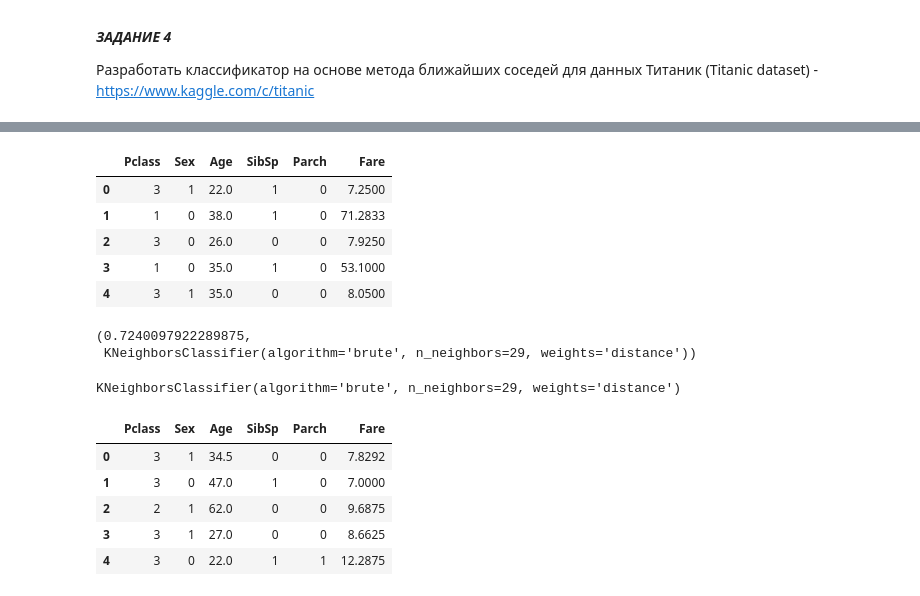
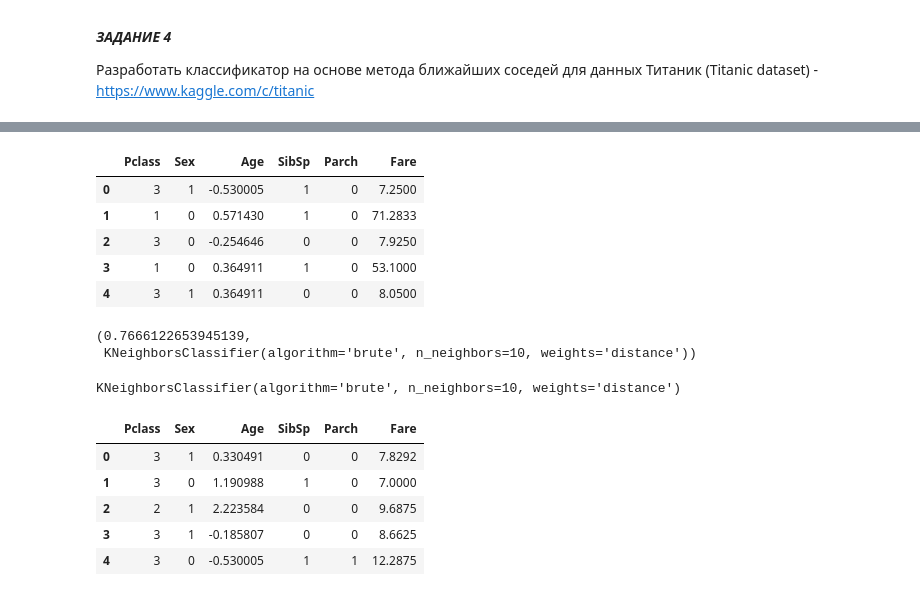
Before and after one commit to EduardLimonov/dilettante-ML, a Jupyter notebook: lab2 (knn)/lab2.ipynb, the cells around one changed output, grey strips where cells are left out. Saved outputs shown, nothing was run; the diff lists cells and outputs as text; code cells hidden in the pictures.

```diff
--- a/lab2 (knn)/lab2.ipynb
+++ b/lab2 (knn)/lab2.ipynb
@@ -325,30 +326,31 @@ data_train.head()
 # %%
 def fillna(column) -> pd.Series:
     filtered = column[column.notna()]
     return column.fillna(value=filtered.mean())
 
-def get_X(dataset):
+def get_X(dataset, mean, std):
     X = dataset.drop(["PassengerId", "Name", "Ticket", "Cabin", "Embarked"], axis=1)
     if "Survived" in X.columns:
         X = X.drop("Survived", axis=1)
     X.Sex = X.Sex.map(lambda s: int(s == 'male')) # пропущенных значений пола в датасете нет (nunique() == 2)
     # теперь заполним пропуски в X.Age (средним значением)
     X.Age = fillna(X.Age)
     X.Fare = fillna(X.Fare)
+    X.Age = (X.Age - mean)/std
     return X
 
 def get_y(dataset):
     return dataset.Survived
 
-X, y = get_X(data_train), get_y(data_train)
+X, y = get_X(data_train, data_train.Age.mean(), data_train.Age.std()), get_y(data_train)
 X.head()
 # %% [output]
 |  | Pclass | Sex | Age | SibSp | Parch | Fare |
-| 0 | 3 | 1 | 22.0 | 1 | 0 | 7.2500 |
-| 1 | 1 | 0 | 38.0 | 1 | 0 | 71.2833 |
-| 2 | 3 | 0 | 26.0 | 0 | 0 | 7.9250 |
-| 3 | 1 | 0 | 35.0 | 1 | 0 | 53.1000 |
-| 4 | 3 | 1 | 35.0 | 0 | 0 | 8.0500 |
+| 0 | 3 | 1 | -0.530005 | 1 | 0 | 7.2500 |
+| 1 | 1 | 0 | 0.571430 | 1 | 0 | 71.2833 |
+| 2 | 3 | 0 | -0.254646 | 0 | 0 | 7.9250 |
+| 3 | 1 | 0 | 0.364911 | 1 | 0 | 53.1000 |
+| 4 | 3 | 1 | 0.364911 | 0 | 0 | 8.0500 |
 # %%
 clf = KNeighborsClassifier(algorithm='brute')
 params = {'n_neighbors': range(1, 50), 'weights': ('uniform', 'distance')}
@@ -356,23 +358,23 @@ gs = GridSearchCV(clf, param_grid=params)
 gs.fit(X, y)
 gs.best_score_, gs.best_estimator_
 # %% [output]
-(0.7240097922289875,
- KNeighborsClassifier(algorithm='brute', n_neighbors=29, weights='distance'))
+(0.7666122653945139,
+ KNeighborsClassifier(algorithm='brute', n_neighbors=10, weights='distance'))
 # %%
-best_clf = KNeighborsClassifier(algorithm='brute', n_neighbors=29, weights='distance')
+best_clf = KNeighborsClassifier(algorithm='brute', n_neighbors=10, weights='distance')
 best_clf.fit(X, y)
 # %% [output]
-KNeighborsClassifier(algorithm='brute', n_neighbors=29, weights='distance')
+KNeighborsClassifier(algorithm='brute', n_neighbors=10, weights='distance')
 # %%
-X_test = get_X(data_test)
+X_test = get_X(data_test, data_train.Age.mean(), data_train.Age.std())
 X_test.head()
 # %% [output]
 |  | Pclass | Sex | Age | SibSp | Parch | Fare |
-| 0 | 3 | 1 | 34.5 | 0 | 0 | 7.8292 |
-| 1 | 3 | 0 | 47.0 | 1 | 0 | 7.0000 |
-| 2 | 2 | 1 | 62.0 | 0 | 0 | 9.6875 |
-| 3 | 3 | 1 | 27.0 | 0 | 0 | 8.6625 |
-| 4 | 3 | 0 | 22.0 | 1 | 1 | 12.2875 |
+| 0 | 3 | 1 | 0.330491 | 0 | 0 | 7.8292 |
+| 1 | 3 | 0 | 1.190988 | 1 | 0 | 7.0000 |
+| 2 | 2 | 1 | 2.223584 | 0 | 0 | 9.6875 |
+| 3 | 3 | 1 | -0.185807 | 0 | 0 | 8.6625 |
+| 4 | 3 | 0 | -0.530005 | 1 | 1 | 12.2875 |
 # %%
 y_pred = gs.best_estimator_.predict(X_test)
 res = pd.DataFrame(data={'PassengerId': [i for i in range(892, 1310)], 'Survived': y_pred})
```
Also changed, not shown: parts of 3 cells of this notebook, 1 other file.
